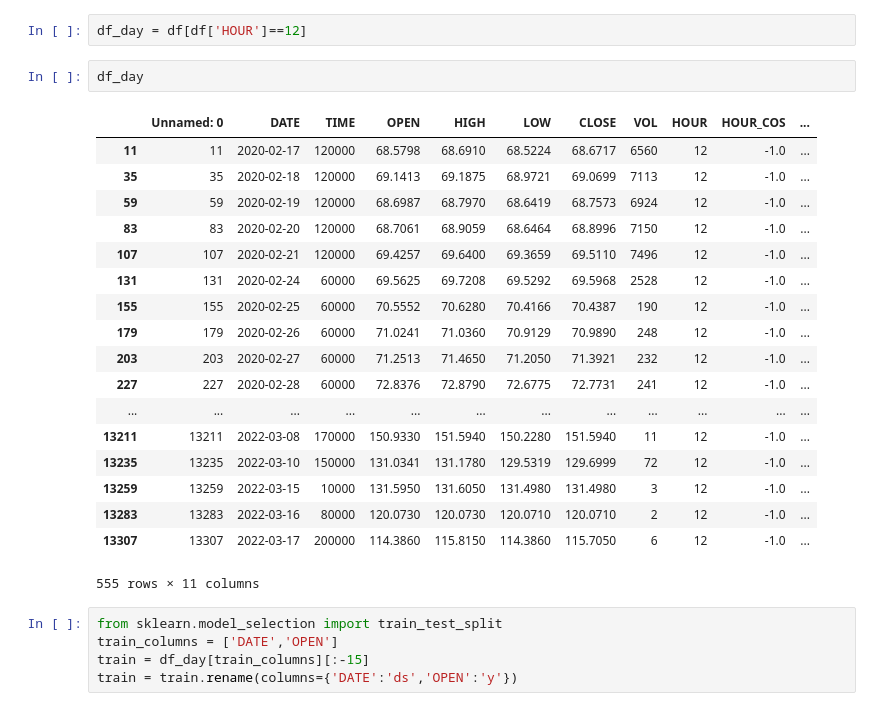
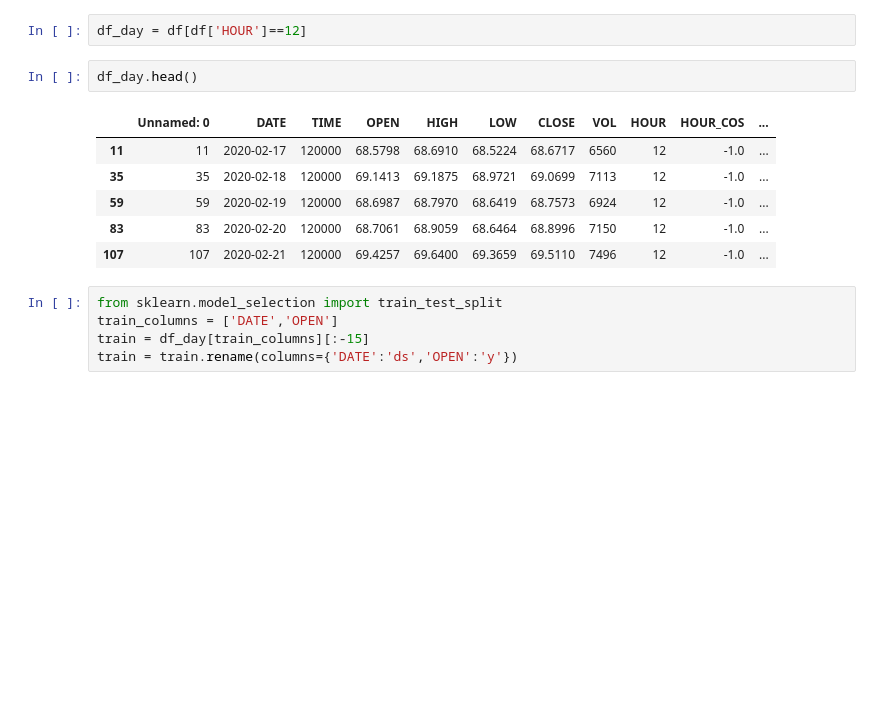
Before and after one commit to profMsaif/news-rubles, a Jupyter notebook: testing-prophet-for-time-series-prediction.ipynb, the cells around one changed output. Cells and saved outputs as stored; diff of their text form; blank space fills up the shorter version.

```diff
--- a/testing-prophet-for-time-series-prediction.ipynb
+++ b/testing-prophet-for-time-series-prediction.ipynb
@@ -85,26 +64,14 @@ df
 # %%
 df_day = df[df['HOUR']==12]
 # %%
-df_day
+df_day.head()
 # %% [output]
 |  | Unnamed: 0 | DATE | TIME | OPEN | HIGH | LOW | CLOSE | VOL | HOUR | HOUR_COS | ... |
 | 11 | 11 | 2020-02-17 | 120000 | 68.5798 | 68.6910 | 68.5224 | 68.6717 | 6560 | 12 | -1.0 | ... |
 | 35 | 35 | 2020-02-18 | 120000 | 69.1413 | 69.1875 | 68.9721 | 69.0699 | 7113 | 12 | -1.0 | ... |
 | 59 | 59 | 2020-02-19 | 120000 | 68.6987 | 68.7970 | 68.6419 | 68.7573 | 6924 | 12 | -1.0 | ... |
 | 83 | 83 | 2020-02-20 | 120000 | 68.7061 | 68.9059 | 68.6464 | 68.8996 | 7150 | 12 | -1.0 | ... |
 | 107 | 107 | 2020-02-21 | 120000 | 69.4257 | 69.6400 | 69.3659 | 69.5110 | 7496 | 12 | -1.0 | ... |
-| 131 | 131 | 2020-02-24 | 60000 | 69.5625 | 69.7208 | 69.5292 | 69.5968 | 2528 | 12 | -1.0 | ... |
-| 155 | 155 | 2020-02-25 | 60000 | 70.5552 | 70.6280 | 70.4166 | 70.4387 | 190 | 12 | -1.0 | ... |
-| 179 | 179 | 2020-02-26 | 60000 | 71.0241 | 71.0360 | 70.9129 | 70.9890 | 248 | 12 | -1.0 | ... |
-| 203 | 203 | 2020-02-27 | 60000 | 71.2513 | 71.4650 | 71.2050 | 71.3921 | 232 | 12 | -1.0 | ... |
-| 227 | 227 | 2020-02-28 | 60000 | 72.8376 | 72.8790 | 72.6775 | 72.7731 | 241 | 12 | -1.0 | ... |
-| ... | ... | ... | ... | ... | ... | ... | ... | ... | ... | ... | ... |
-| 13211 | 13211 | 2022-03-08 | 170000 | 150.9330 | 151.5940 | 150.2280 | 151.5940 | 11 | 12 | -1.0 | ... |
-| 13235 | 13235 | 2022-03-10 | 150000 | 131.0341 | 131.1780 | 129.5319 | 129.6999 | 72 | 12 | -1.0 | ... |
-| 13259 | 13259 | 2022-03-15 | 10000 | 131.5950 | 131.6050 | 131.4980 | 131.4980 | 3 | 12 | -1.0 | ... |
-| 13283 | 13283 | 2022-03-16 | 80000 | 120.0730 | 120.0730 | 120.0710 | 120.0710 | 2 | 12 | -1.0 | ... |
-| 13307 | 13307 | 2022-03-17 | 200000 | 114.3860 | 115.8150 | 114.3860 | 115.7050 | 6 | 12 | -1.0 | ... |
-555 rows × 11 columns
 # %%
 from sklearn.model_selection import train_test_split
 train_columns = ['DATE','OPEN']
```
Also changed, not shown: parts of 5 cells of this notebook.
